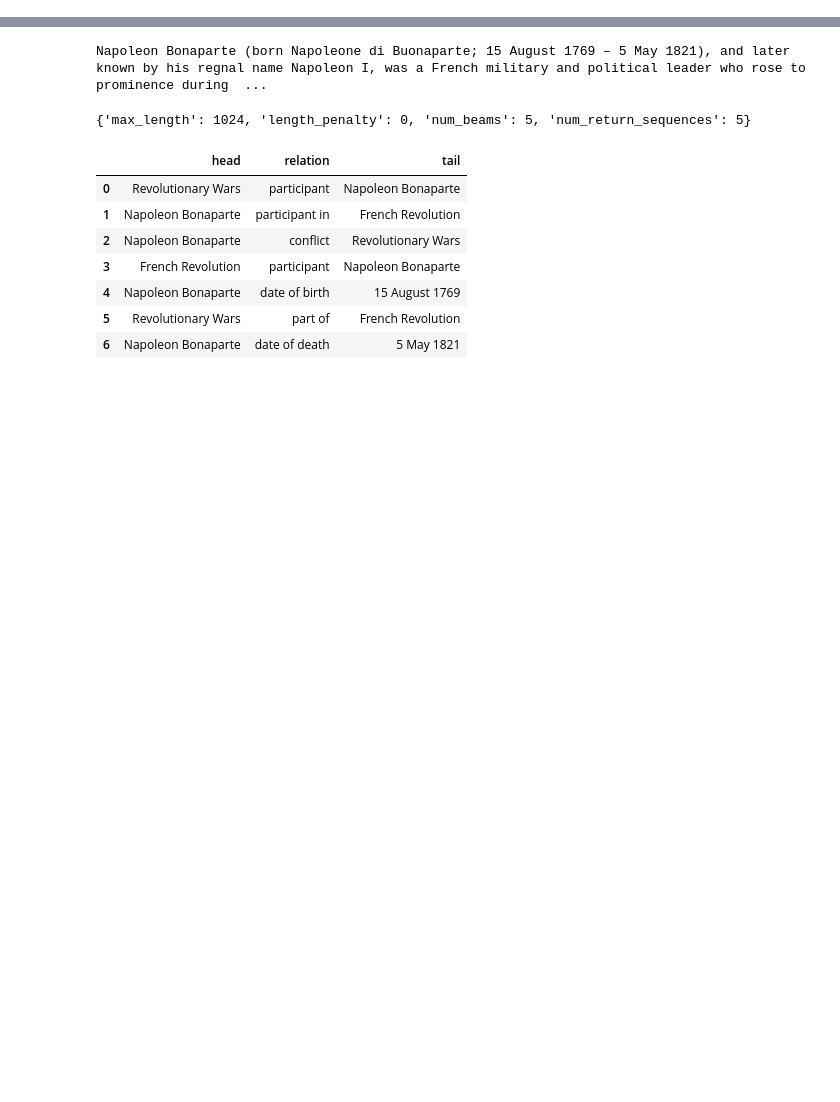
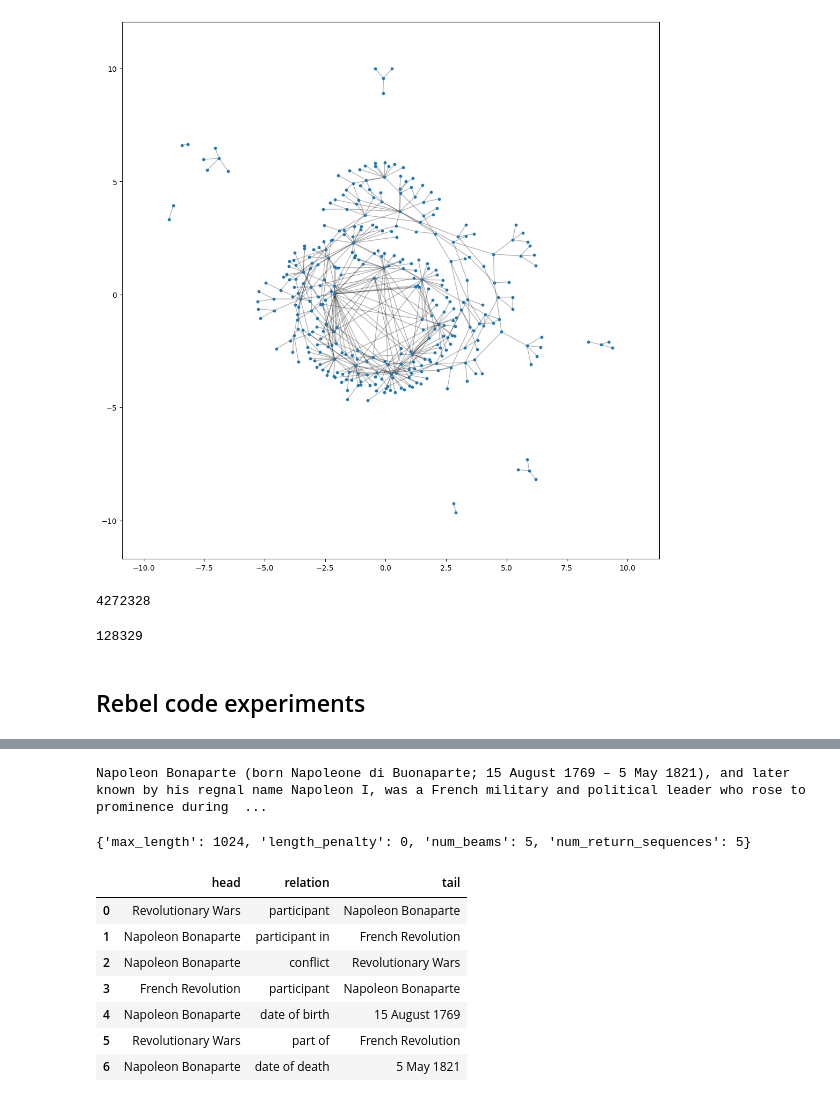
Before and after one commit to RK22000/REBEL-Graph-RAG, a Jupyter notebook: notebook.ipynb, the cells around one changed output, grey strips where cells are left out. Drawn from its saved outputs; the diff is of its cells as text; code cells hidden in the pictures; blank space fills up the shorter version.

```diff
--- a/notebook.ipynb
+++ b/notebook.ipynb
@@ -0,0 +67,12 @@
+# %%
+plt.figure(figsize=(10, 10))
+k = 1/(len(G))**(0.5)
+scale = 10
+pos = nx.spring_layout(G, k=k, scale=scale)
+pos = nx.spring_layout(G, k=k*20, pos=pos, iterations=1, scale=scale)
+nx.draw(G, pos, node_size=10, edge_color=(0,0,0,0.3), hide_ticks=False)
+# nx.draw_networkx_labels(G, pos, font_size=6, hide_ticks=False)
+plt.axis("on")
+None
+# %% [output]
+[figure, added]
@@ -0,0 +82,10 @@
+# %%
+len("".join(lines).split())
+# %% [output]
+4272328
+# %%
+len(lines)
+# %% [output]
+128329
+# %% [markdown]
+## Rebel code experiments
```
Also changed, not shown: parts of 44 cells of this notebook, 2 other files.
